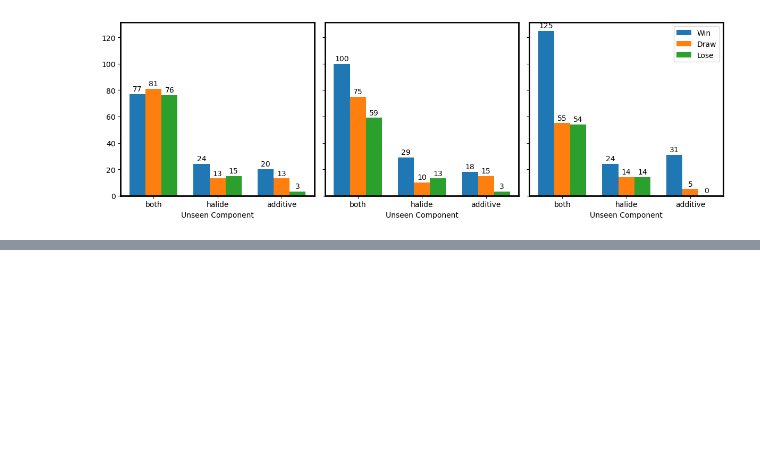
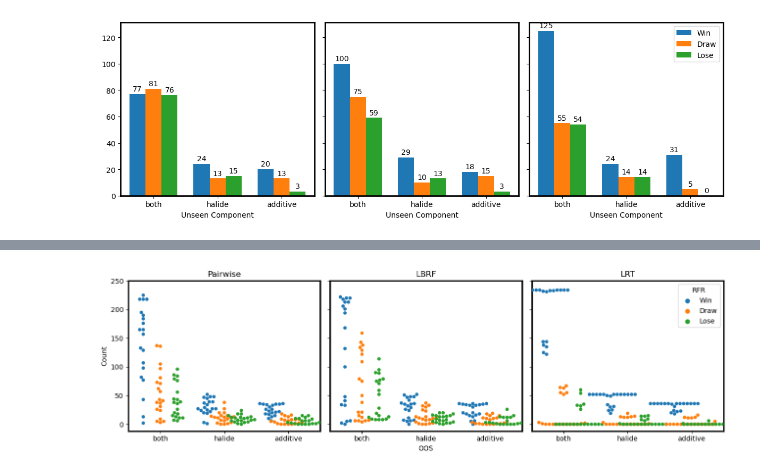
Before and after one commit to ZimmermanGroup/LabelRanking, a Jupyter notebook: doyle_analysis.ipynb, the cells around one changed output, grey strips where cells are left out. Drawn from its saved outputs; the diff is of its cells as text; code cells hidden in the pictures; blank space fills up the shorter version.

Commit message:
Fixed baseline, included analyses

```diff
--- a/doyle_analysis.ipynb
+++ b/doyle_analysis.ipynb
@@ -4,8 +4,9 @@ import pandas as pd
 import matplotlib.pyplot as plt
 import seaborn as sns
 # %%
-regressor_performance_df = pd.read_excel("regressor_performance.xlsx")
-labelranking_performance_df = pd.read_excel("rpc_performance.xlsx")
+regressor_performance_df = pd.read_excel("performance_excels/regressor_performance.xlsx")
+labelranking_performance_df = pd.read_excel("performance_excels/rpc_performance.xlsx")
+# baseline_performance_df = pd.read_excel("performance_excels/regressor_performance.xlsx")
 # %%
 fig, ax = plt.subplots(ncols=3, tight_layout=True, figsize=(12,4))
 
@@ -66,0 +146,26 @@ for j, model in enumerate(["Pairwise", "LBRF", "LRT"]):
+# %%
+swarmplot_df = pd.DataFrame(swarmplot_dict)
+
+fig, ax = plt.subplots(ncols=3, sharey=True, tight_layout=True, figsize=(13,4))
+for j, model in enumerate(["Pairwise", "LBRF", "LRT"]):
+    if j!=2 : legend=False
+    else : legend=True
+    sns.swarmplot(
+        data=swarmplot_df.loc[swarmplot_df["Model"]==model, :],
+        x="OOS",
+        y="Count",
+        hue="RFR",
+        dodge=True,
+        legend=legend,
+        ax=ax[j]
+    )
+    ax[j].set_yticks([50*x for x in np.arange(6)])
+    ax[j].set_title(model)
+    if j == 0 :
+        ax[j].set_yticklabels([50*x for x in np.arange(6)])
+    if j!=1 :
+        ax[j].set_xlabel("")
+    for axis in ['top', 'bottom', 'left', 'right']:
+        ax[j].spines[axis].set_linewidth(2)
+# %% [output]
+[figure, added]
```
Also changed, not shown: parts of 13 cells of this notebook, 3 other files.
